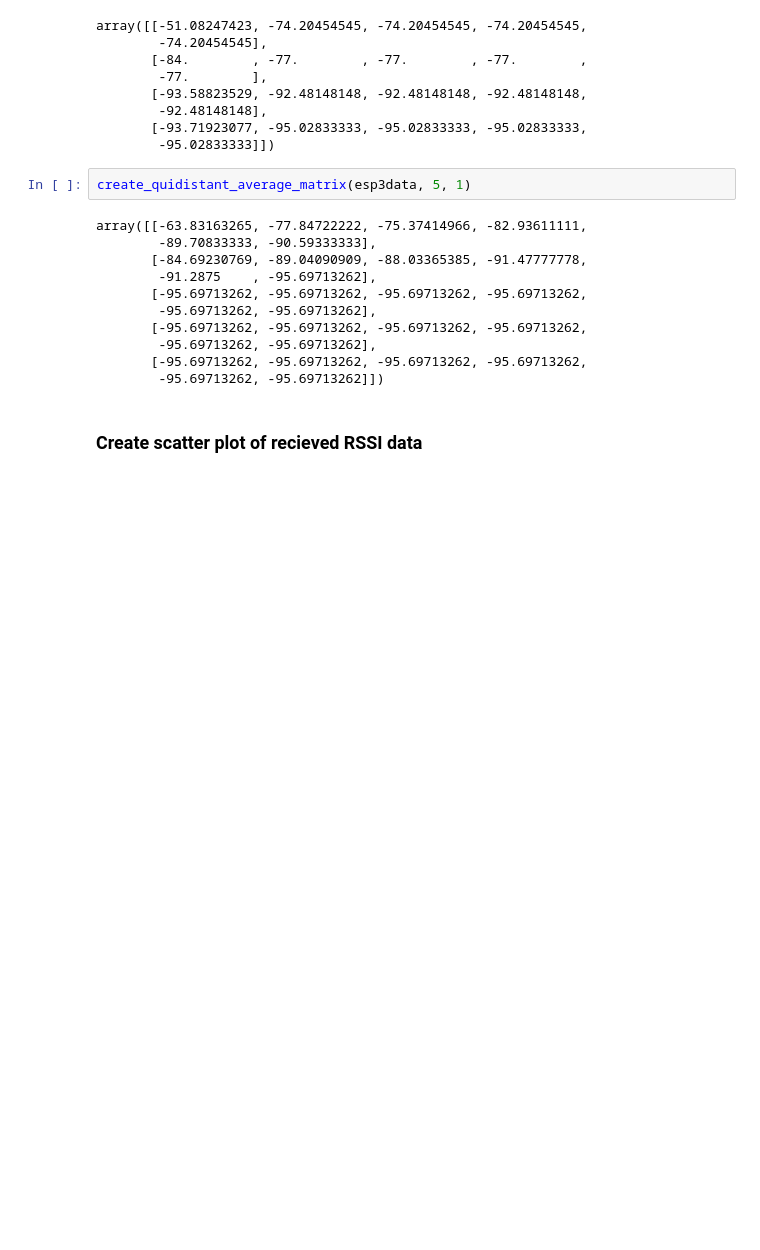
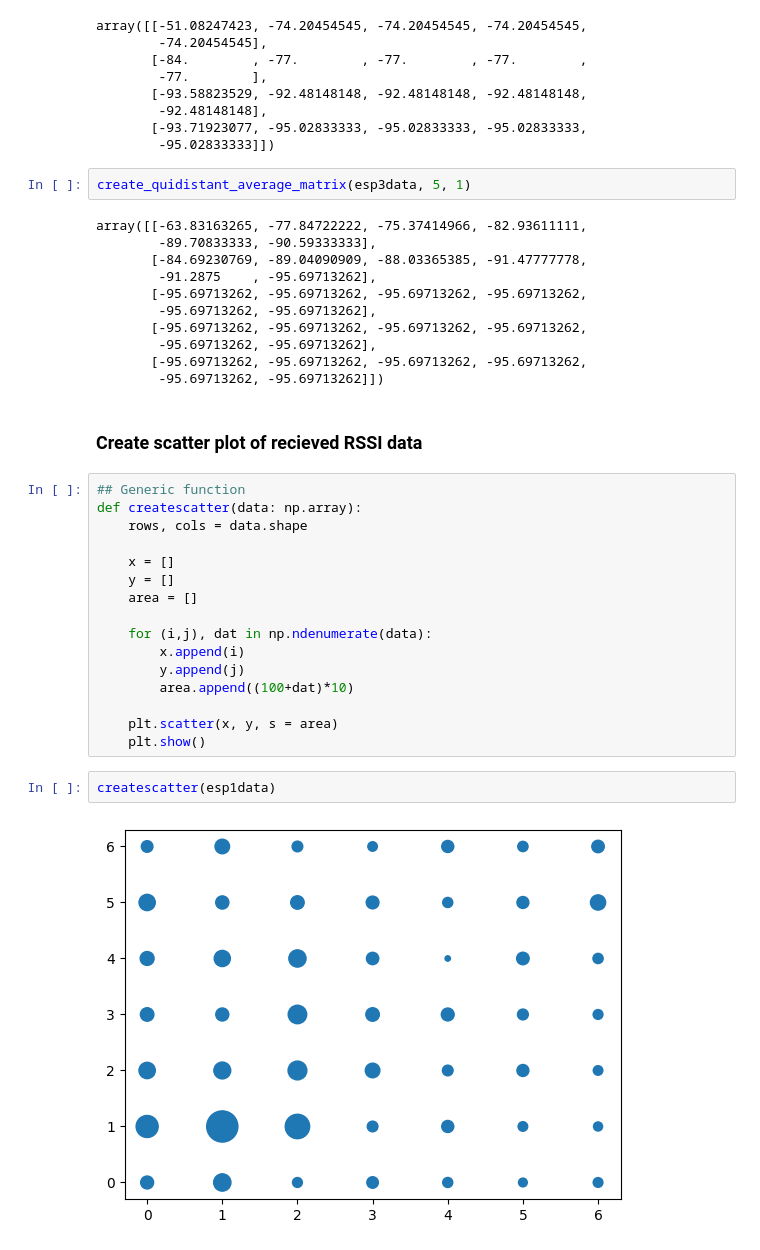
Before and after one commit to MinorOrg/MQTT-pi-subscriber, a Jupyter notebook: rssi-calculations.ipynb, the cells around one changed output. Drawn from its saved outputs; the diff is of its cells as text; blank space fills up the shorter version.

Commit message:
VIsualizer lai data

```diff
--- a/rssi-calculations.ipynb
+++ b/rssi-calculations.ipynb
@@ -426,3 +426,23 @@ array([[-63.83163265, -77.84722222, -75.37414966, -82.93611111,
         -95.69713262, -95.69713262]])
 # %% [markdown]
 ### Create scatter plot of recieved RSSI data
+# %%
+## Generic function
+def createscatter(data: np.array):
+    rows, cols = data.shape
+
+    x = []
+    y = []
+    area = []
+
+    for (i,j), dat in np.ndenumerate(data):
+        x.append(i)
+        y.append(j)
+        area.append((100+dat)*10)
+
+    plt.scatter(x, y, s = area)
+    plt.show()
+# %%
+createscatter(esp1data)
+# %% [output]
+[figure, added]
```
Also changed, not shown: parts of 3 cells of this notebook, 1 other file.
